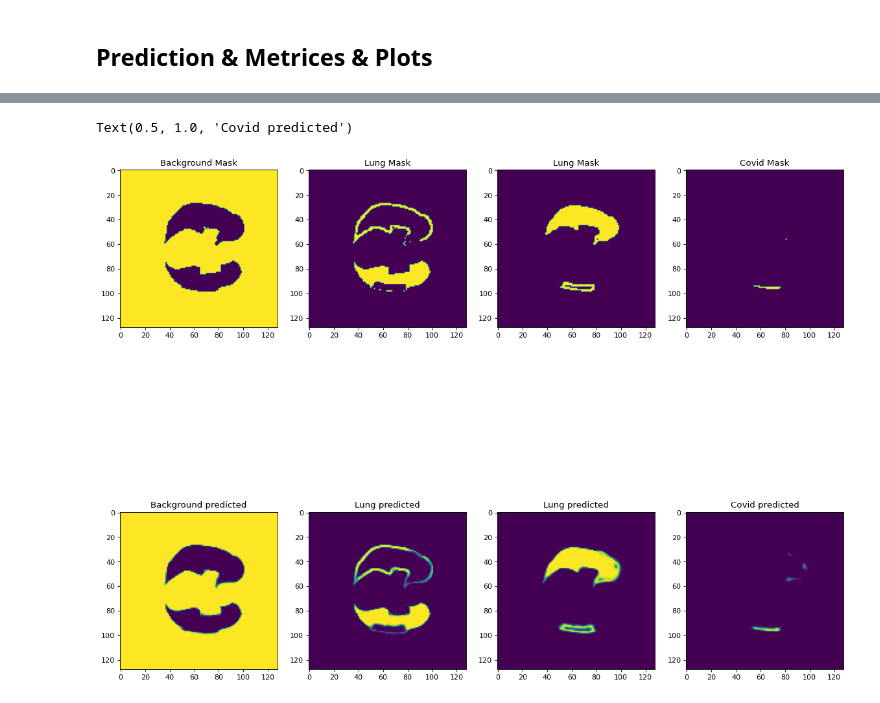
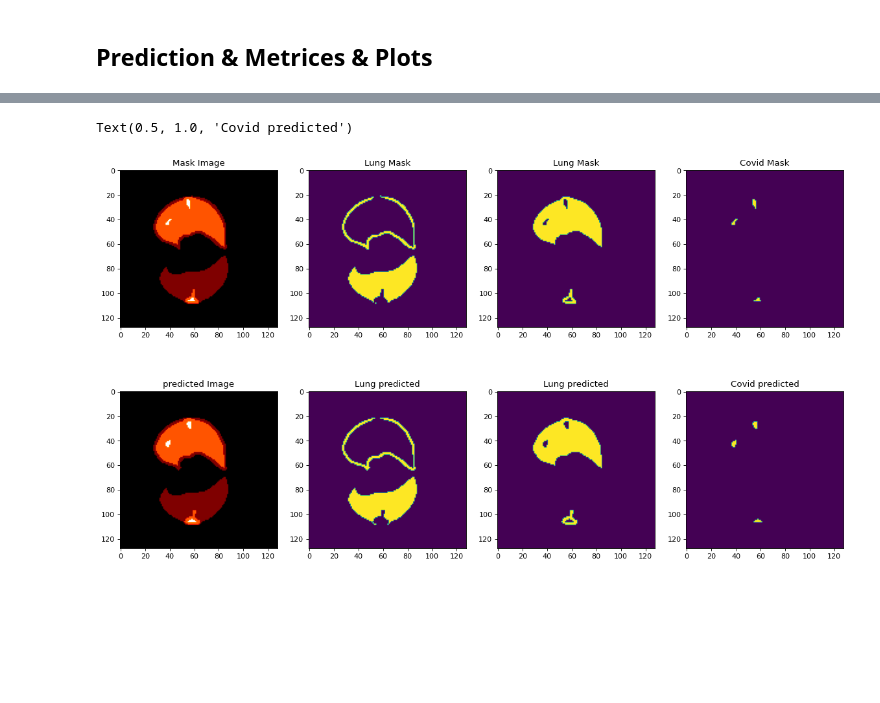
Before and after one commit to MahBadran93/Covid19Segmentation, a Jupyter notebook: SSIProject.ipynb, the cells around one changed output, grey strips where cells are left out. Cells and saved outputs as stored; diff of their text form; code cells hidden in the pictures; blank space fills up the shorter version.

```diff
--- a/SSIProject.ipynb
+++ b/SSIProject.ipynb
@@ -344,55 +388,55 @@ df
 # %%
 
 #........................ ROC Plots ..............................................
-met.ROC(Y_test.ravel(), predDense.ravel())
-met.ROC(Y_test.ravel(), predMobile.ravel())
-met.ROC(Y_test.ravel(), predInception.ravel())
+met.ROC(Y_test.ravel(), categorizedPredictDesnse.ravel())
+#met.ROC(Y_test.ravel(), predMobile.ravel())
+#met.ROC(Y_test.ravel(), predInception.ravel())
 
 
 # ......................... Bland Altman ..........................................
 import matplotlib.pyplot as plt
 import numpy as np
 
 def bland_altman_plot(data1, data2, *args, **kwargs):
     data1     = np.asarray(data1)
     data2     = np.asarray(data2)
     mean      = np.mean([data1, data2], axis=0)
     diff      = data1 - data2                   # Difference between data1 and data2
     md        = np.mean(diff)                   # Mean of the difference
     sd        = np.std(diff, axis=0)            # Standard deviation of the difference
 
     plt.scatter(mean, diff, *args, **kwargs)
     plt.axhline(md,           color='gray', linestyle='--')
     plt.axhline(md + 1.96*sd, color='gray', linestyle='--')
     plt.axhline(md - 1.96*sd, color='gray', linestyle='--')
 
-bland_altman_plot(predDenseThrhld.flatten(), Y_test.flatten() )
+#bland_altman_plot(predDenseThrhld.flatten(), Y_test.flatten() )
 #==========================================
 fig=plt.figure(figsize=(18, 16), dpi= 80, facecolor='w', edgecolor='k')
-plt.subplot('241')
-plt.imshow(Y_test[70,:,:,0])
-plt.title('Background Mask')
-plt.subplot('242')
-plt.imshow(Y_test[70,:,:,1])
+plt.subplot('341')
+plt.imshow(test[201], cmap='gist_heat')
+plt.title('Mask Image')
+plt.subplot('342')
+plt.imshow(Y_test[201,:,:,1])
 plt.title('Lung Mask')
-plt.subplot('243')
-plt.imshow(Y_test[70,:,:,2])
+plt.subplot('343')
+plt.imshow(Y_test[201,:,:,2])
 plt.title('Lung Mask')
-plt.subplot('244')
-plt.imshow(Y_test[70,:,:,3])
+plt.subplot('344')
+plt.imshow(Y_test[201,:,:,3])
 plt.title('Covid Mask')
-plt.subplot('245')
-plt.title('Background predicted')
-plt.imshow(predDense[70,:,:,0])
-plt.subplot('246')
-plt.imshow(predDense[70,:,:,1])
+plt.subplot('345')
+plt.imshow(pred_merge[201], cmap='gist_heat')
+plt.title('predicted Image')
+plt.subplot('346')
+plt.imshow(categorizedPredictDesnse[201,:,:,1])
 plt.title('Lung predicted')
-plt.subplot('247')
-plt.imshow(predDense[70,:,:,2])
+plt.subplot('347')
+plt.imshow(categorizedPredictDesnse[201,:,:,2])
 plt.title('Lung predicted')
-plt.subplot('248')
-plt.imshow(predDense[70,:,:,3])
+plt.subplot('348')
+plt.imshow(categorizedPredictDesnse[201,:,:,3])
 plt.title('Covid predicted')
 # %% [output]
 Text(0.5, 1.0, 'Covid predicted')
-[figure, old version]
+[figure, new version]
```
Also changed, not shown: parts of 3 cells of this notebook, 4 other files.
